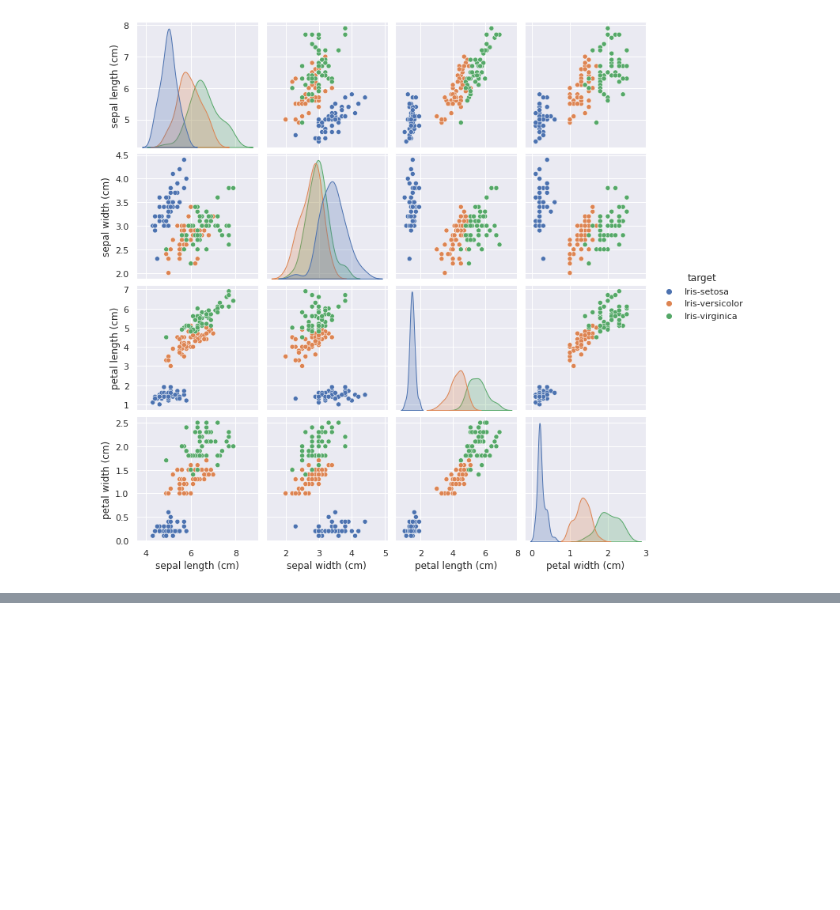
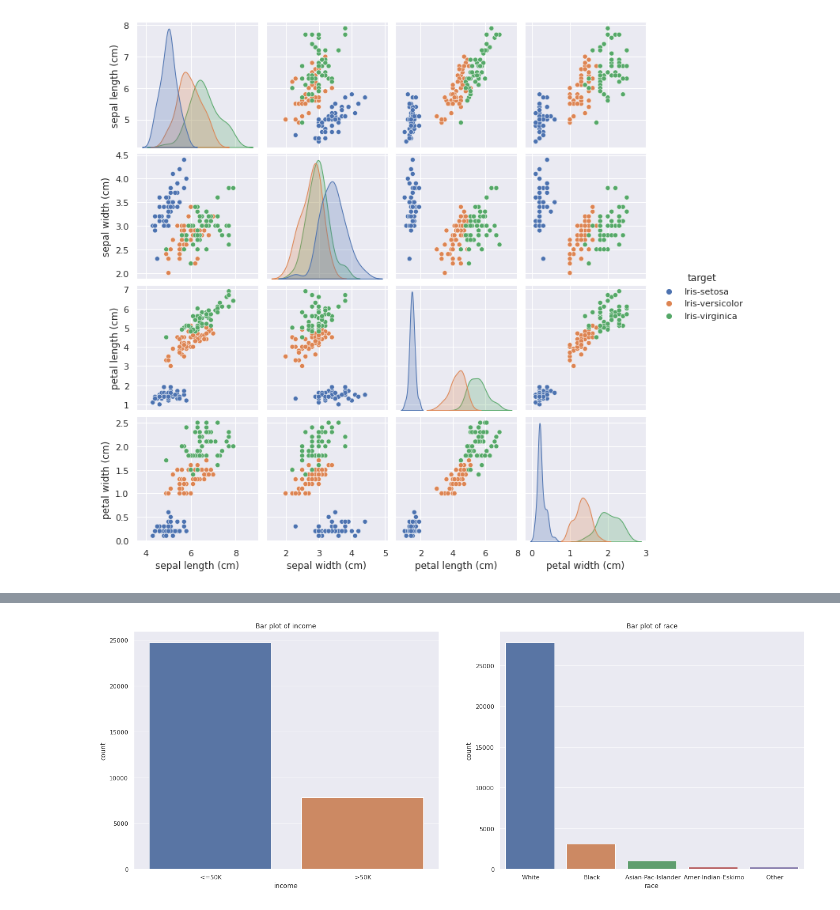
Before and after one commit to shivaprasad0411/Lab-5-Exploratory-Data-Analysis, a Jupyter notebook: B20AI057_Lab_5.ipynb, the cells around one changed output, grey strips where cells are left out. Drawn from its saved outputs; the diff is of its cells as text; code cells hidden in the pictures; blank space fills up the shorter version.

Commit message:
Exploratory analysis of adult dataset

```diff
--- a/B20AI057_Lab_5.ipynb
+++ b/B20AI057_Lab_5.ipynb
@@ -34,0 +35,9 @@ plt.show()
+# %%
+url = 'https://archive.ics.uci.edu/ml/machine-learning-databases/adult/adult.data'
+
+columns = ['age', 'workclass', 'fnlwgt', 'education', 'education-num', 'marital-status',
+           'occupation', 'relationship', 'race', 'sex', 'capital-gain', 'capital-loss',
+           'hours-per-week', 'native-country', 'income']
+
+adult_data = pd.read_csv(url, names=columns, index_col=False)
+adult_data.head()
@@ -34,0 +75,13 @@ plt.show()
+# %%
+# visualizing the bar plot for income and race from dataset
+fig,axes = plt.subplots(1,2,figsize=(22,8))
+
+sns.countplot(x='income', data=adult_data,ax=axes[0])
+axes[0].set_title("Bar plot of income")
+
+sns.countplot(x='race', data=adult_data,ax=axes[1])
+axes[1].set_title("Bar plot of race")
+
+plt.show()
+# %% [output]
+[figure, added]
```
Also changed, not shown: parts of 11 cells of this notebook.
